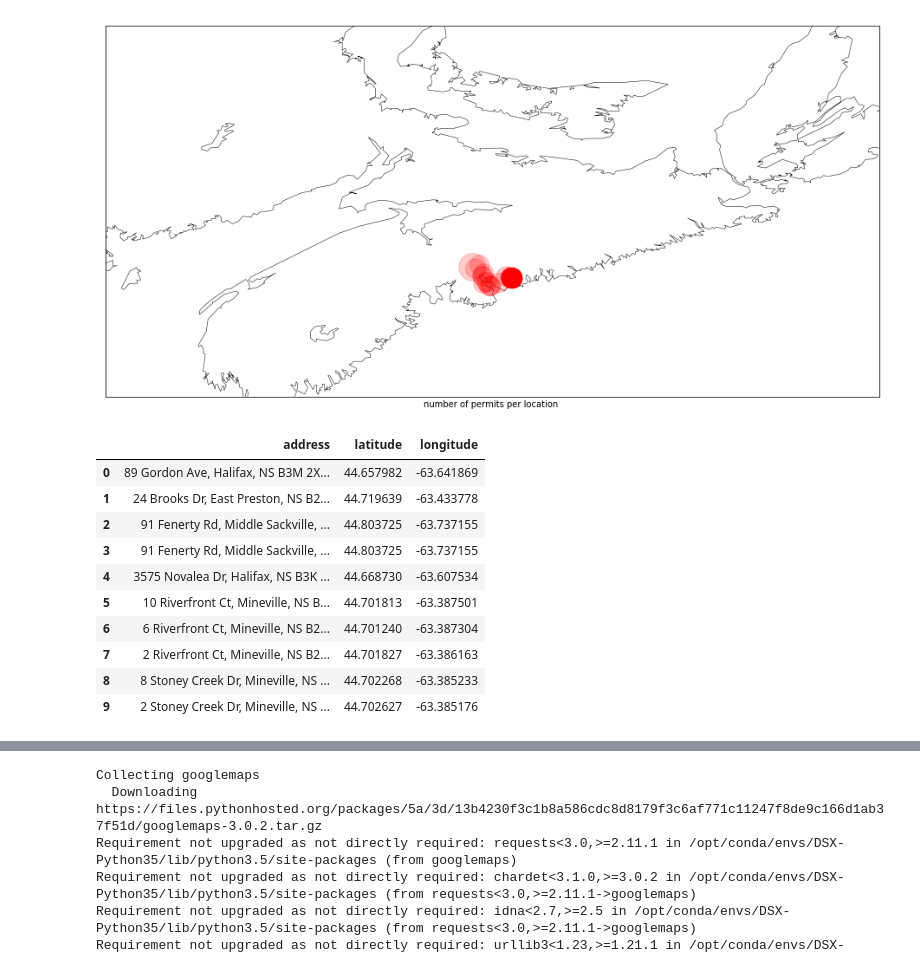
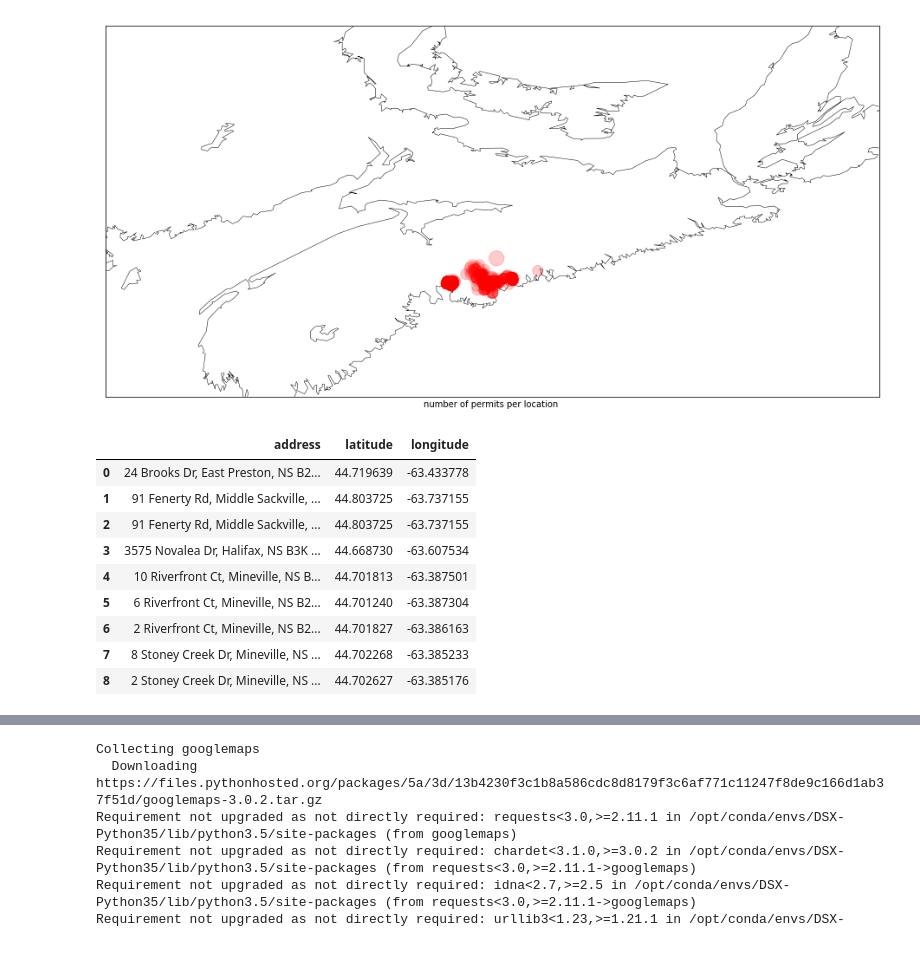
Before and after one commit to Toooooooony/CSCI_5408_A4, a Jupyter notebook: A4.ipynb, the cells around one changed output, grey strips where cells are left out. Saved outputs shown, nothing was run; the diff lists cells and outputs as text; code cells hidden in the pictures.

```diff
--- a/A4.ipynb
+++ b/A4.ipynb
@@ -16,26 +16,26 @@ basemap-1.0.7- 100% |################################| Time: 0:00:03  38.16 MB/s
 # %%
 import pandas as pd
 import matplotlib.pyplot as plt
 from mpl_toolkits.basemap import Basemap
 
 fig, ax = plt.subplots(figsize=(16, 9))
 lllat = 43.634556
 lllon = -67.054463
 urlat = 46.980288
 urlon = -60.067486
 earth = Basemap(llcrnrlat=lllat,urcrnrlat=urlat,llcrnrlon=lllon,urcrnrlon=urlon,resolution='i')
 earth.drawcoastlines(color='#000000', linewidth=0.5)
-ax.scatter(Geocodeing_output_with_count['longitude'], Geocodeing_output_with_count['latitude'], Geocodeing_output_with_count['count']*500, c='red', alpha=0.2, zorder=10)
+ax.scatter(Geocodeing_output_with_count['longitude'], Geocodeing_output_with_count['latitude'], Geocodeing_output_with_count['count']*150, c='red', alpha=0.2, zorder=10)
 ax.set_xlabel("number of permits per location ")
 fig.savefig('Q1.png',dpi=350)
 # %% [output]
-[figure, old version]
+[figure, new version]
 # %%
 import pandas as pd
 import requests
 import time
 
-API_KEY = 'AIzaSyDZgmI005mHQ7zpPuW-RA3vErfb3tt774Q'
+API_KEY = 'AIzaSyCt71QCtUFmPxIHJpLvJF1J8-EgDcy_EE8'
 Geocode_list = []
 
 def get_geocoding(address, api_key=None):
@@ -59,8 +59,8 @@ def get_geocoding(address, api_key=None):
         }
     return output
 
-for i in range(1,100):
-    s = Geocodeing_input.loc[i]["CIVIC_NUMBER"]+" "+Geocodeing_input.loc[i]["STREET_NAME"]+" "+Geocodeing_input.loc[i]["STREET_TYPE"]+" "+Geocodeing_input.loc[i]["COMMUNITY_NAME"]+" CA"
+for i in range(1,2500):
+    s = Geocodeing_input.loc[i]["address"]
     test_result = get_geocoding(s, API_KEY)
     gl = dict()
     gl['longitude'] = test_result["longitude"]
@@ -76,13 +76,12 @@ Geocodeing_output.head(10)
 #print(test_result["longitude"])
 # %% [output]
 |  | address | latitude | longitude |
-| 0 | 89 Gordon Ave, Halifax, NS B3M 2X... | 44.657982 | -63.641869 |
-| 1 | 24 Brooks Dr, East Preston, NS B2... | 44.719639 | -63.433778 |
+| 0 | 24 Brooks Dr, East Preston, NS B2... | 44.719639 | -63.433778 |
+| 1 | 91 Fenerty Rd, Middle Sackville, ... | 44.803725 | -63.737155 |
 | 2 | 91 Fenerty Rd, Middle Sackville, ... | 44.803725 | -63.737155 |
-| 3 | 91 Fenerty Rd, Middle Sackville, ... | 44.803725 | -63.737155 |
-| 4 | 3575 Novalea Dr, Halifax, NS B3K ... | 44.668730 | -63.607534 |
-| 5 | 10 Riverfront Ct, Mineville, NS B... | 44.701813 | -63.387501 |
-| 6 | 6 Riverfront Ct, Mineville, NS B2... | 44.701240 | -63.387304 |
-| 7 | 2 Riverfront Ct, Mineville, NS B2... | 44.701827 | -63.386163 |
-| 8 | 8 Stoney Creek Dr, Mineville, NS ... | 44.702268 | -63.385233 |
-| 9 | 2 Stoney Creek Dr, Mineville, NS ... | 44.702627 | -63.385176 |
+| 3 | 3575 Novalea Dr, Halifax, NS B3K ... | 44.668730 | -63.607534 |
+| 4 | 10 Riverfront Ct, Mineville, NS B... | 44.701813 | -63.387501 |
+| 5 | 6 Riverfront Ct, Mineville, NS B2... | 44.701240 | -63.387304 |
+| 6 | 2 Riverfront Ct, Mineville, NS B2... | 44.701827 | -63.386163 |
+| 7 | 8 Stoney Creek Dr, Mineville, NS ... | 44.702268 | -63.385233 |
+| 8 | 2 Stoney Creek Dr, Mineville, NS ... | 44.702627 | -63.385176 |
```
Also changed, not shown: parts of 4 cells of this notebook.
